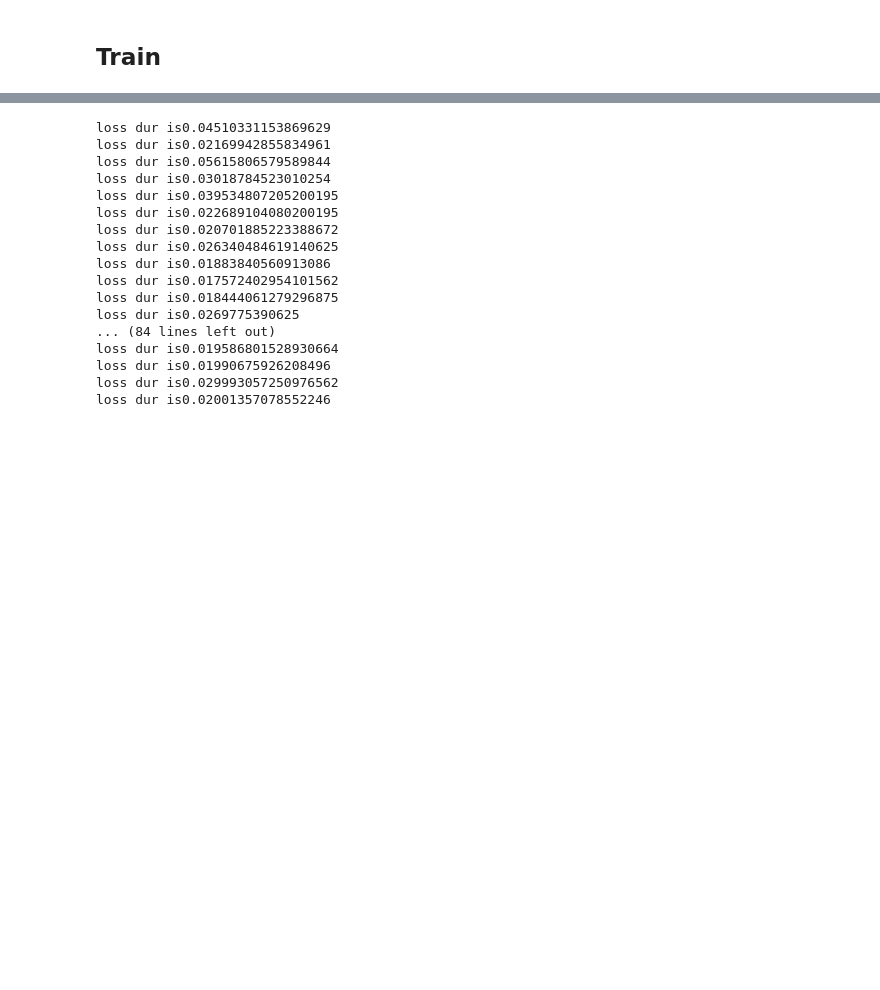
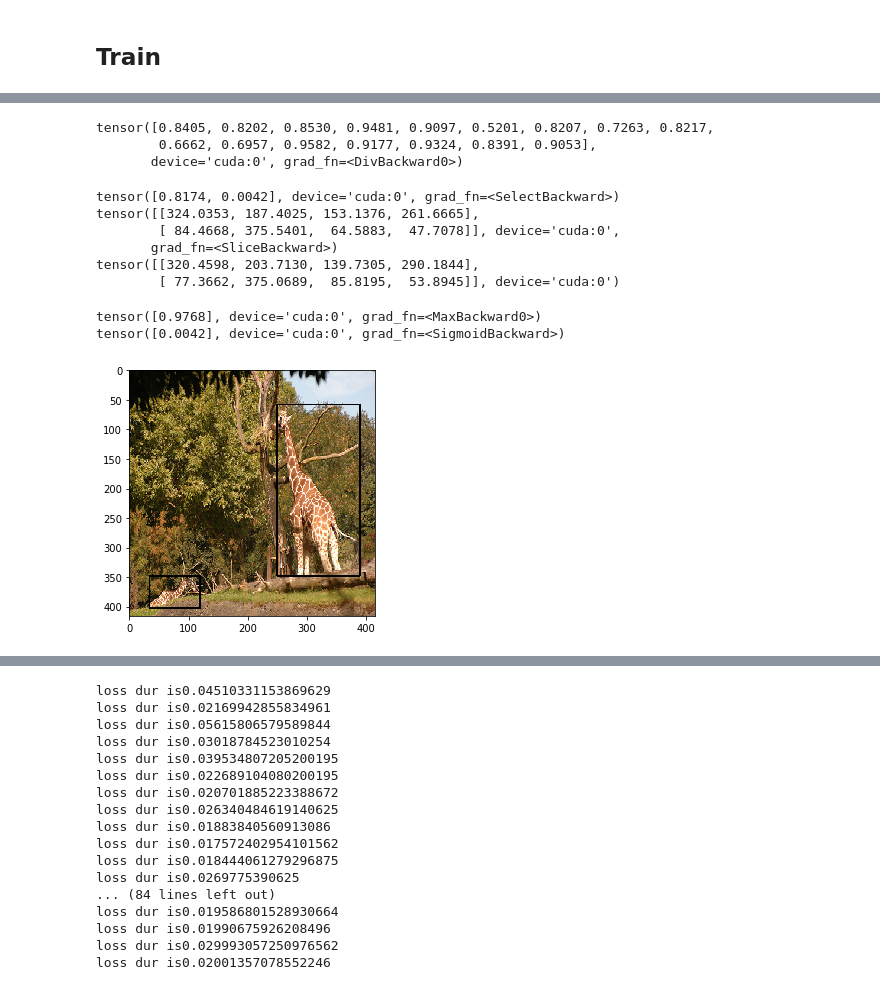
Before and after one commit to kostas1515/object_detectors, a Jupyter notebook: yolo/yolo.ipynb, the cells around one changed output, grey strips where cells are left out. Saved outputs shown, nothing was run; the diff lists cells and outputs as text; code cells hidden in the pictures; blank space fills up the shorter version.

```diff
--- a/yolo/yolo.ipynb
+++ b/yolo/yolo.ipynb
@@ -677,0 +283,31 @@ print(type(model)=='apex.parallel.distributed.DistributedDataParallel')
+# %%
+iou=bbox_iou(gt, true_pred,(0,0,0),CUDA=True,xcycwh=True)
+print(iou)
+# %% [output]
+tensor([0.8405, 0.8202, 0.8530, 0.9481, 0.9097, 0.5201, 0.8207, 0.7263, 0.8217,
+        0.6662, 0.6957, 0.9582, 0.9177, 0.9324, 0.8391, 0.9053],
+       device='cuda:0', grad_fn=<DivBackward0>)
+# %%
+gt=losses[-1]
+pred=losses[-3]
+true_pred=losses[-2]
+print(true_pred[8:10,4])
+print(true_pred[8:10,:4])
+print(targets[1]['bbox']*416)
+# %% [output]
+tensor([0.8174, 0.0042], device='cuda:0', grad_fn=<SelectBackward>)
+tensor([[324.0353, 187.4025, 153.1376, 261.6665],
+        [ 84.4668, 375.5401,  64.5883,  47.7078]], device='cuda:0',
+       grad_fn=<SliceBackward>)
+tensor([[320.4598, 203.7130, 139.7305, 290.1844],
+        [ 77.3662, 375.0689,  85.8195,  53.8945]], device='cuda:0')
+# %%
+print(torch.sigmoid(pred[9:10,5:]).max(axis=1)[0])
+print(torch.sigmoid(pred[9:10,4]))
+# %% [output]
+tensor([0.9768], device='cuda:0', grad_fn=<MaxBackward0>)
+tensor([0.0042], device='cuda:0', grad_fn=<SigmoidBackward>)
+# %%
+tel.show_gt(1,linelen=2)
+# %% [output]
+[figure, added]
```
Also changed, not shown: parts of 33 cells of this notebook, 14 other files.
